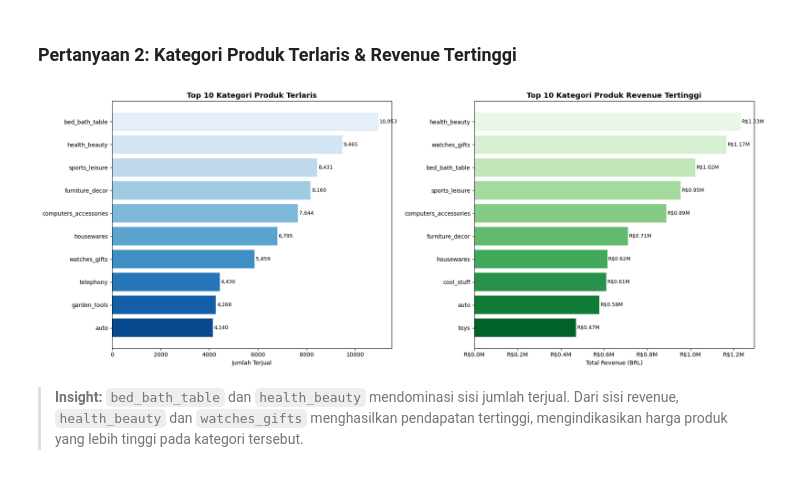
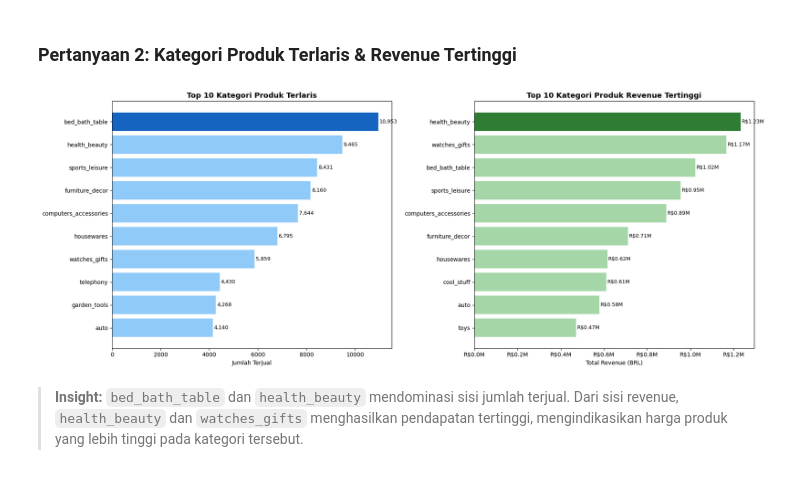
Before and after one commit to Hayqal1/E-Commerce-Public-Dataset-Dashboard, a Jupyter notebook: notebook.ipynb, the cells around one changed output. Saved outputs shown, nothing was run; the diff lists cells and outputs as text; code cells hidden in the pictures.

Commit message:
fix: perbaikan warna visualisasi, README, dan requirements.txt

```diff
--- a/notebook.ipynb
+++ b/notebook.ipynb
@@ -443,32 +443,30 @@ plt.show()
 ### Pertanyaan 2: Kategori Produk Terlaris & Revenue Tertinggi
 # %%
 top_n = 10
-top_sold    = category_sales.head(top_n).sort_values('total_sold')
+top_sold = category_sales.head(top_n).sort_values('total_sold')
 top_revenue = category_sales.sort_values('total_revenue', ascending=False).head(top_n).sort_values('total_revenue')
 
 fig, axes = plt.subplots(1, 2, figsize=(18, 7))
 
-bars1 = axes[0].barh(top_sold['product_category_name_english'], top_sold['total_sold'],
-                     color=sns.color_palette('Blues_r', top_n))
+colors_sold = ['#1565C0' if i == len(top_sold)-1 else '#90CAF9' for i in range(len(top_sold))]
+bars1 = axes[0].barh(top_sold['product_category_name_english'], top_sold['total_sold'], color=colors_sold)
 axes[0].set_title(f'Top {top_n} Kategori Produk Terlaris', fontsize=13, fontweight='bold')
 axes[0].set_xlabel('Jumlah Terjual')
 for bar in bars1:
-    axes[0].text(bar.get_width() + 50, bar.get_y() + bar.get_height()/2,
-                 f'{int(bar.get_width()):,}', va='center', fontsize=9)
+    axes[0].text(bar.get_width() + 50, bar.get_y() + bar.get_height()/2, f'{int(bar.get_width()):,}', va='center', fontsize=9)
 
-bars2 = axes[1].barh(top_revenue['product_category_name_english'], top_revenue['total_revenue'],
-                     color=sns.color_palette('Greens_r', top_n))
+colors_rev = ['#2E7D32' if i == len(top_revenue)-1 else '#A5D6A7' for i in range(len(top_revenue))]
+bars2 = axes[1].barh(top_revenue['product_category_name_english'], top_revenue['total_revenue'], color=colors_rev)
 axes[1].set_title(f'Top {top_n} Kategori Produk Revenue Tertinggi', fontsize=13, fontweight='bold')
 axes[1].set_xlabel('Total Revenue (BRL)')
 axes[1].xaxis.set_major_formatter(mticker.FuncFormatter(lambda x, _: f'R${x/1e6:.1f}M'))
 for bar in bars2:
-    axes[1].text(bar.get_width() + 5000, bar.get_y() + bar.get_height()/2,
-                 f'R${bar.get_width()/1e6:.2f}M', va='center', fontsize=9)
+    axes[1].text(bar.get_width() + 5000, bar.get_y() + bar.get_height()/2, f'R${bar.get_width()/1e6:.2f}M', va='center', fontsize=9)
 
 plt.tight_layout()
 plt.show()
 # %% [output]
-[figure, old version]
+[figure, new version]
 # %% [markdown]
 > **Insight:** `bed_bath_table` dan `health_beauty` mendominasi sisi jumlah terjual. Dari sisi revenue, `health_beauty` dan `watches_gifts` menghasilkan pendapatan tertinggi, mengindikasikan harga produk yang lebih tinggi pada kategori tersebut.
 # %% [markdown]
```
Also changed, not shown: parts of 7 cells of this notebook, 1 other file.
